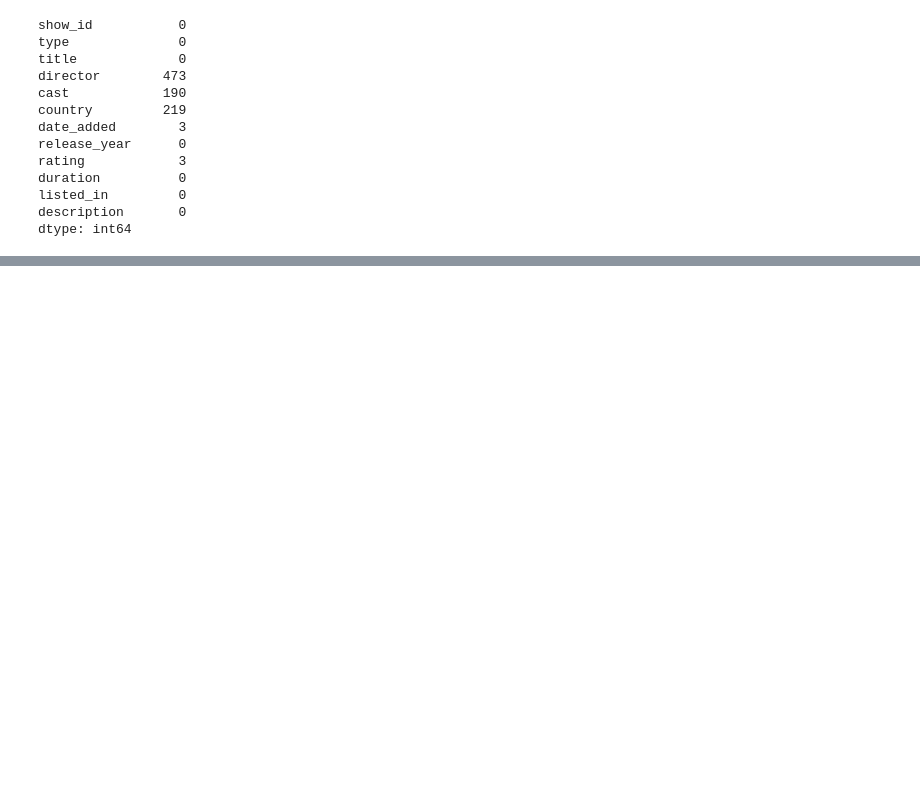
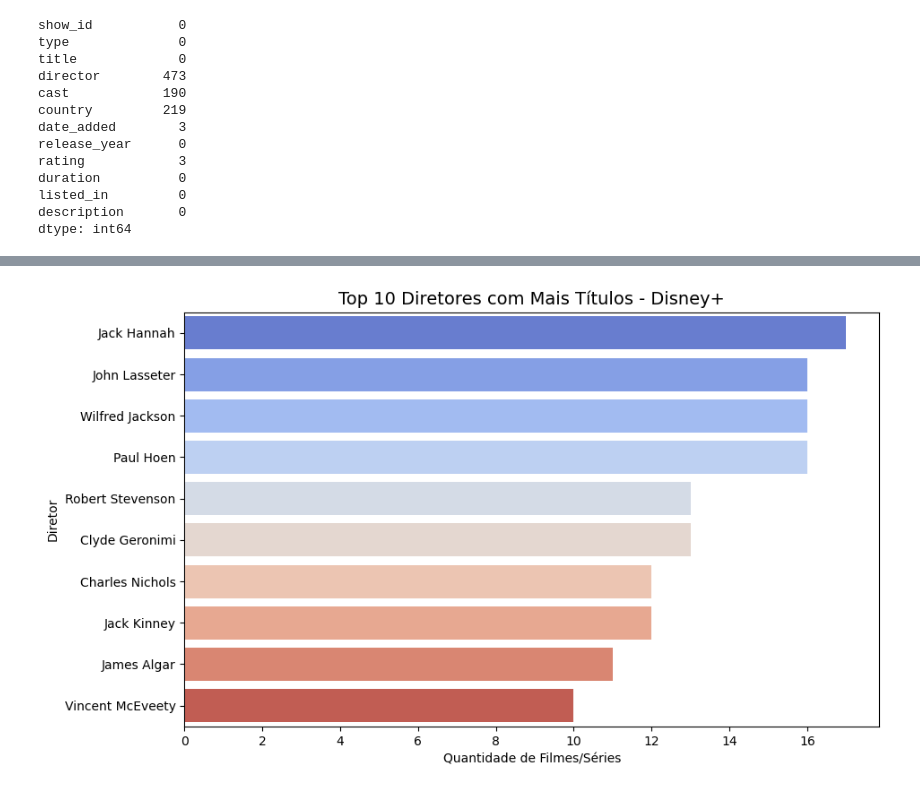
Before and after one commit to NathaliaMainenti/disney-bot-api, a Jupyter notebook: analise_disney.ipynb, the cells around one changed output, grey strips where cells are left out. Cells and saved outputs as stored; diff of their text form; code cells hidden in the pictures; blank space fills up the shorter version.

```diff
--- a/analise_disney.ipynb
+++ b/analise_disney.ipynb
@@ -87,0 +121,25 @@ dtype: int64
+# %%
+import matplotlib.pyplot as plt
+import seaborn as sns
+
+# 1. Tratamento
+diretores_contagem = disney['director'].dropna().str.split(', ').explode().value_counts().head(10)
+
+# 2. Criação do Gráfico (Ajustado para evitar o aviso/warning)
+plt.figure(figsize=(10, 6))
+sns.barplot(
+    x=diretores_contagem.values,
+    y=diretores_contagem.index,
+    hue=diretores_contagem.index,  # Atribui o eixo Y ao HUE
+    legend=False,                  # Remove a legenda automática
+    palette='coolwarm'
+)
+
+# 3. Personalização
+plt.title('Top 10 Diretores com Mais Títulos - Disney+', fontsize=14)
+plt.xlabel('Quantidade de Filmes/Séries')
+plt.ylabel('Diretor')
+
+plt.show()
+# %% [output]
+[figure, added]
```
Also changed, not shown: parts of 3 cells of this notebook, 1 other file.
